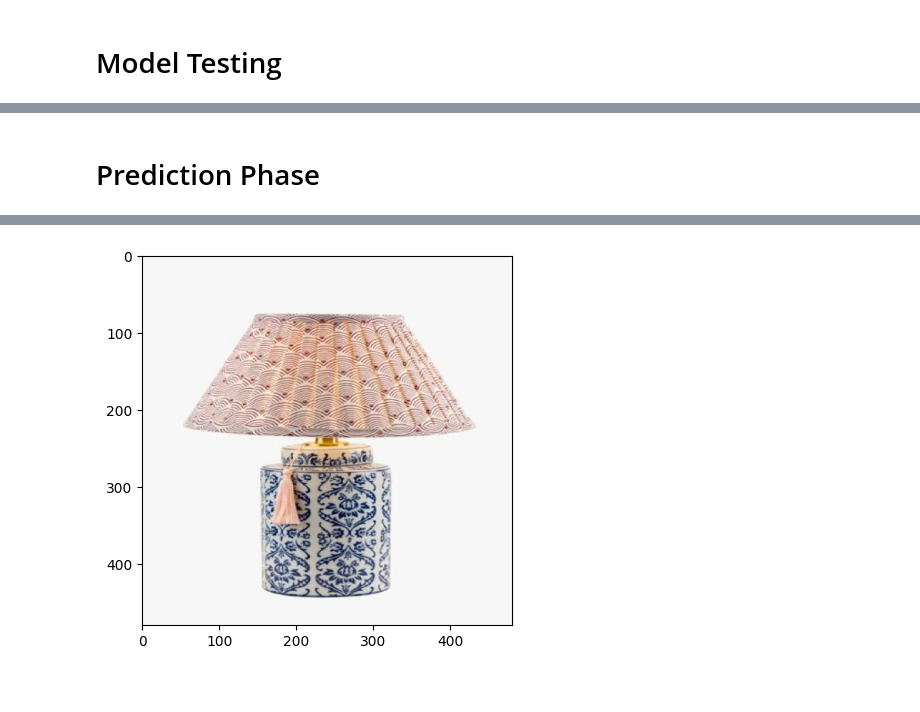
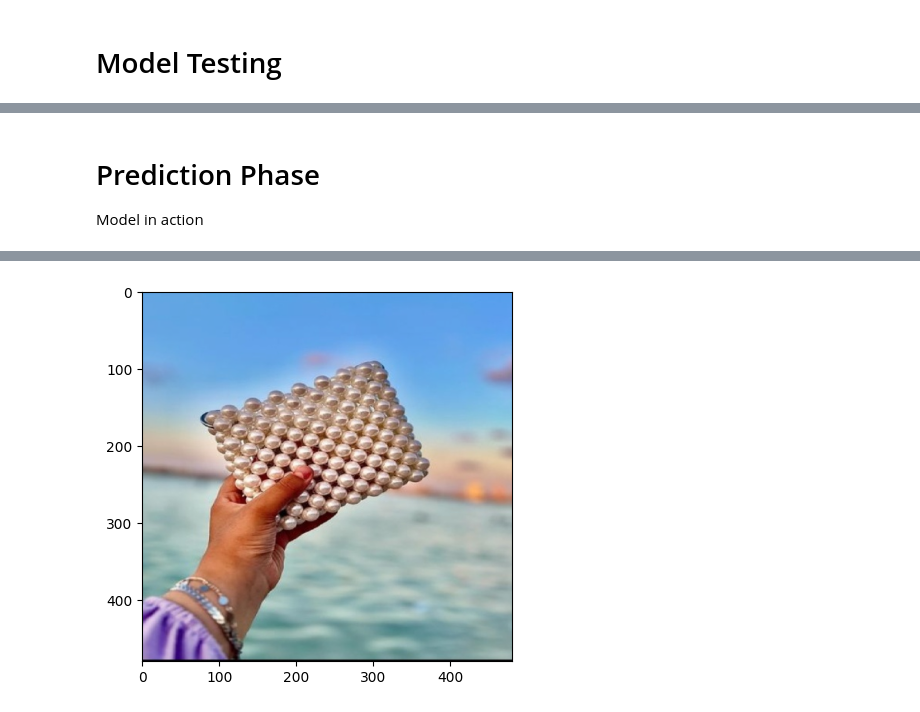
Before and after one commit to AhmedMaherElSaeidi/ECommerce-Product-Classification, a Jupyter notebook: slash-products-classification.ipynb, the cells around one changed output, grey strips where cells are left out. Drawn from its saved outputs; the diff is of its cells as text; code cells hidden in the pictures.

```diff
--- a/slash-products-classification.ipynb
+++ b/slash-products-classification.ipynb
@@ -34,7 +38,7 @@ def load_df(path):
 
     return pd.DataFrame(dataset)
 # %%
-root_path = './slash-dataset/slash-dataset-480p'
+root_path = '/kaggle/input/slash-dataset/slash-dataset-480p'
 
 slash_df = load_df(root_path)
 slash_df['id'] = slash_df['image'].str.split('/').str[-1].str.split('.').str[0]
@@ -349,5 +374,6 @@ weighted avg       0.21      0.21      0.21        96
 # %% [markdown]
 # Prediction Phase
+Model in action
 # %%
 #  To read image
 def read_image(img_path, _shape = SHAPE):
@@ -375,5 +401,5 @@ def make_prediction(model, image, cols = ['accessory', 'artifacts', 'beauty', 'f
     plt.imshow(image)
 # %%
 # Predicting on the validation dataset
-make_prediction(model, X_val[24])
+make_prediction(model, X_val[40])
 # %% [output]
@@ -382,3 +408,3 @@ the image is home
-[figure, old version]
+[figure, new version]
 # %%
 # Predicting on the test dataset
```
Also changed, not shown: parts of 21 cells of this notebook, 2 other files.
